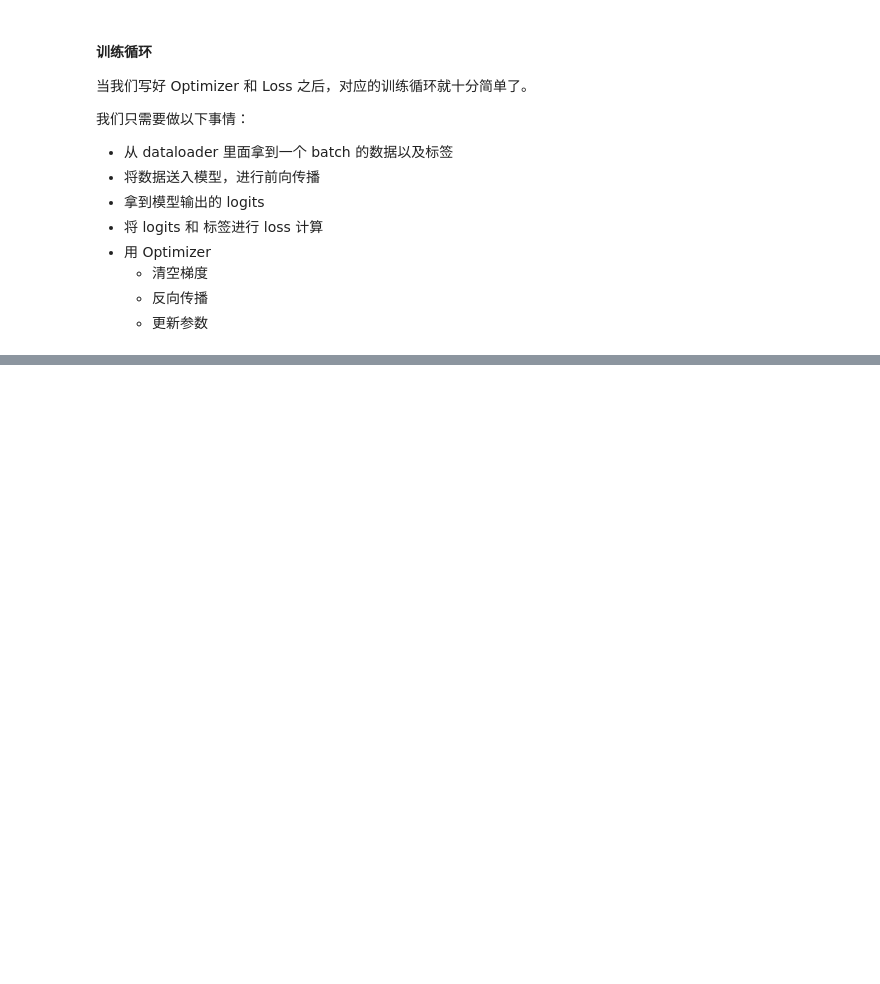
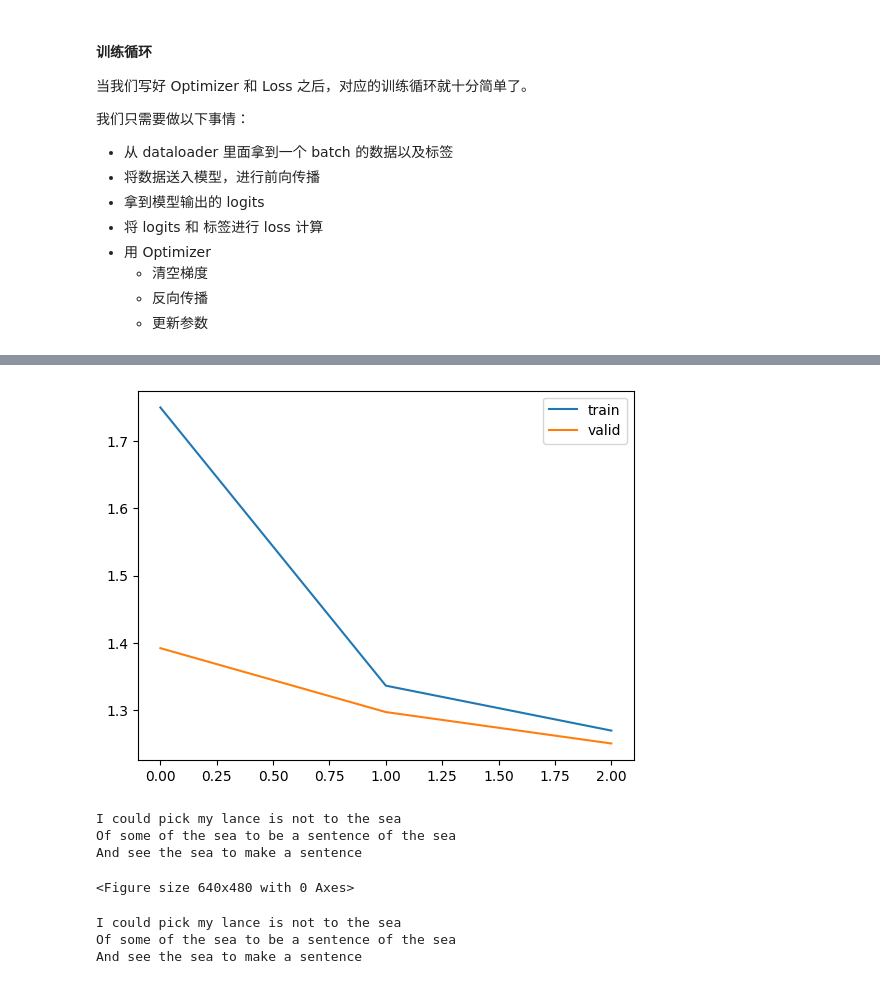
Before and after one commit to Lzzzzy4/2024spring-AI, a Jupyter notebook: lab2/part_2/moe.ipynb, the cells around one changed output, grey strips where cells are left out. Drawn from its saved outputs; the diff is of its cells as text; code cells hidden in the pictures; blank space fills up the shorter version.

```diff
--- a/lab2/part_2/moe.ipynb
+++ b/lab2/part_2/moe.ipynb
@@ -6,7 +6,7 @@ from torch.utils.data import Dataset, DataLoader
 from typing import List
 import tiktoken
 
-device = torch.device("cuda:0" if torch.cuda.is_available() else "cpu")
+device = torch.device("cuda:3" if torch.cuda.is_available() else "cpu")
 print(device)
 # %% [output]
 cuda:0
@@ -88,9 +88,9 @@ class Tokenizer:
         """
         ans = ""
         for token in tokens:
-            if token.item() == 0:
+            if token == 0:
                 continue
-            ans += chr(token.item())
+            ans += chr(token)
         return ans
 
 # enc = tiktoken.get_encoding("o200k_base")
@@ -434,6 +434,7 @@ class SparseMoETransformer(nn.Module):
         # embed_size is the embedding vector dimension
         super().__init__()
         # TODO:
+        self.seq_len = seq_len
         self.token_embedding = nn.Embedding(vocab_size, embed_size)
         self.position_embedding = nn.Embedding(seq_len, embed_size)
         self.blocks = nn.Sequential(*[Block(embed_size, n_heads, seq_len, num_experts, active_experts) for _ in range(n_layers)])
@@ -555,13 +556,18 @@ model = SparseMoETransformer(vocab_size=128, seq_len=50, embed_size=64, n_layers
 import matplotlib.pyplot as plt
 
 # 训练模型
+train_list = []
+valid_list = []
 def run(model, train_dataloader, valid_dataloader, device, epochs=10):
     for epoch in range(epochs):
         train_loss = train(model, train_dataloader, epoch, device)
         valid_loss = validate(model, valid_dataloader, epoch, device)
         print(f'Epoch {epoch} Train Loss: {train_loss}, Valid Loss: {valid_loss}')
-        plt.plot(epoch, train_loss, 'ro')
-        plt.plot(epoch, valid_loss, 'bo')
+        train_list.append(train_loss)
+        valid_list.append(valid_loss)
+    plt.plot(train_list, label='train')
+    plt.plot(valid_list, label='valid')
+    plt.legend()
     plt.show()
     plt.savefig('loss.png')
 
@@ -582,0 +596,13 @@ TypeError: 'NoneType' object is not iterable
+[figure, added]
+I could pick my lance is not to the sea
+Of some of the sea to be a sentence of the sea
+And see the sea to make a sentence
+<Figure size 640x480 with 0 Axes>
+# %%
+model.load_state_dict(torch.load('model.pth'))
+
+print(tokenizer.decode(model.generate("I could pick my lance",max_new_tokens=100)[0].tolist()))
+# %% [output]
+I could pick my lance is not to the sea
+Of some of the sea to be a sentence of the sea
+And see the sea to make a sentence
```
Also changed, not shown: parts of 1 cell of this notebook, 3 other files.
